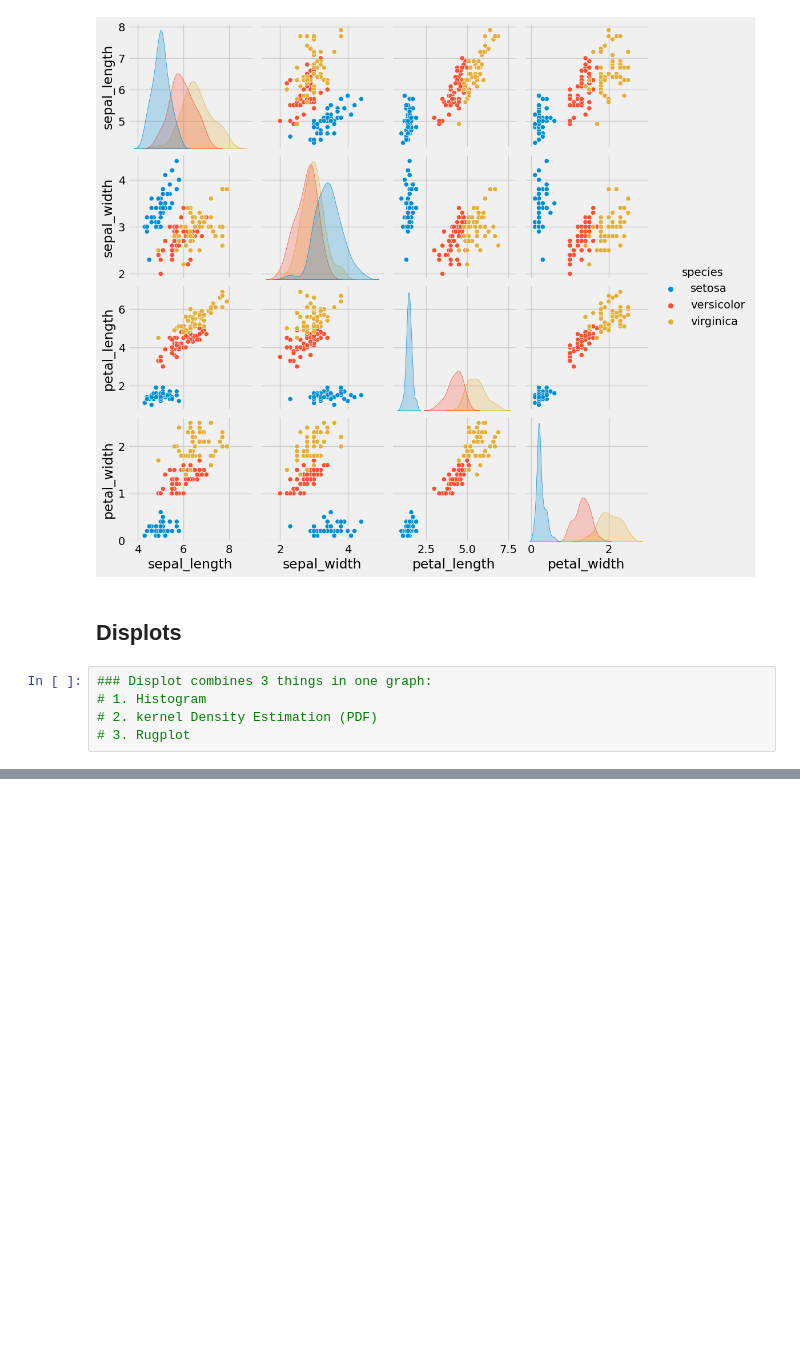
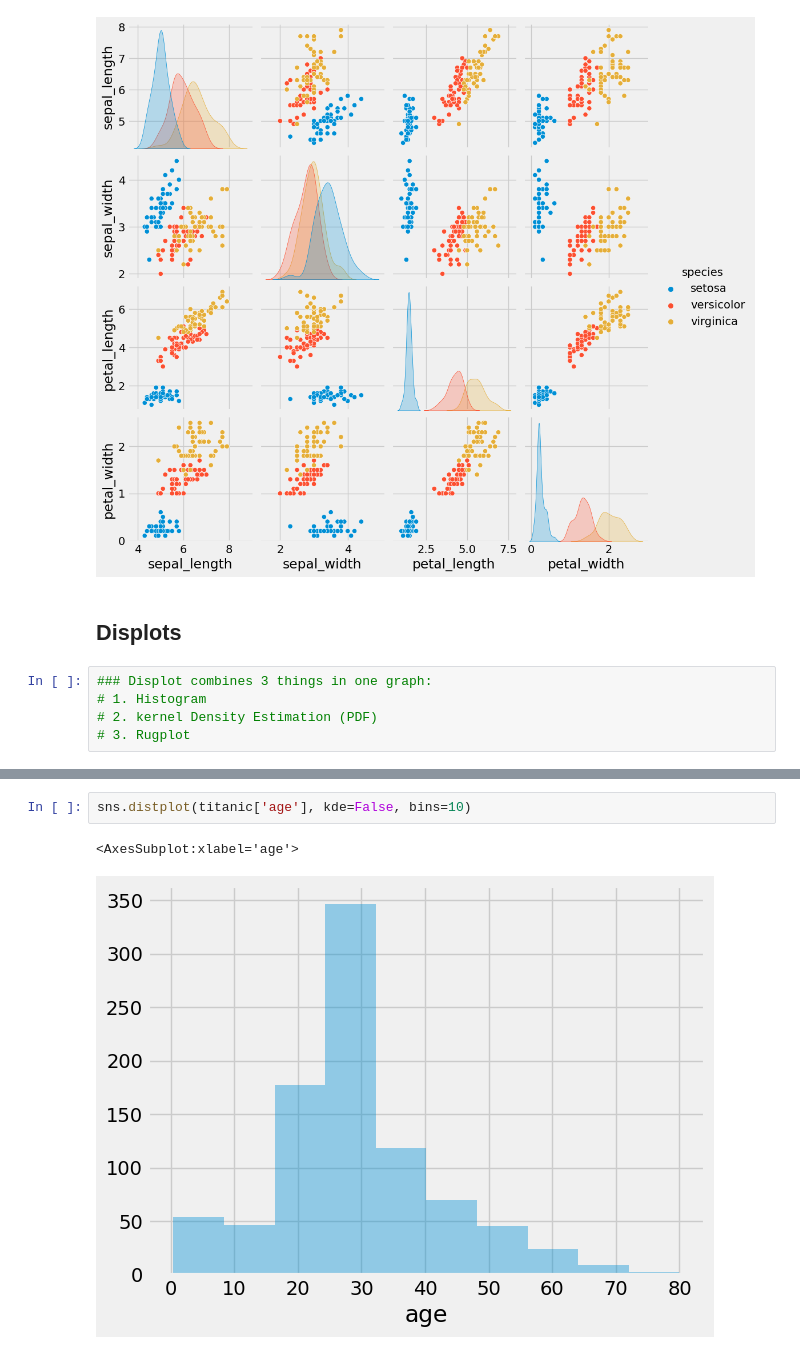
Before and after one commit to Uqbaahmad/Machinelearning_pt1, a Jupyter notebook: Seaborn/seaborn.ipynb, the cells around one changed output, grey strips where cells are left out. Saved outputs shown, nothing was run; the diff lists cells and outputs as text; blank space fills up the shorter version.

```diff
--- a/Seaborn/seaborn.ipynb
+++ b/Seaborn/seaborn.ipynb
@@ -325,0 +352,5 @@ sns.pairplot(iris, hue='species')
+# %%
+sns.distplot(titanic['age'], kde=False, bins=10)
+# %% [output]
+<AxesSubplot:xlabel='age'>
+[figure, added]
```
Also changed, not shown: parts of 15 cells of this notebook.
